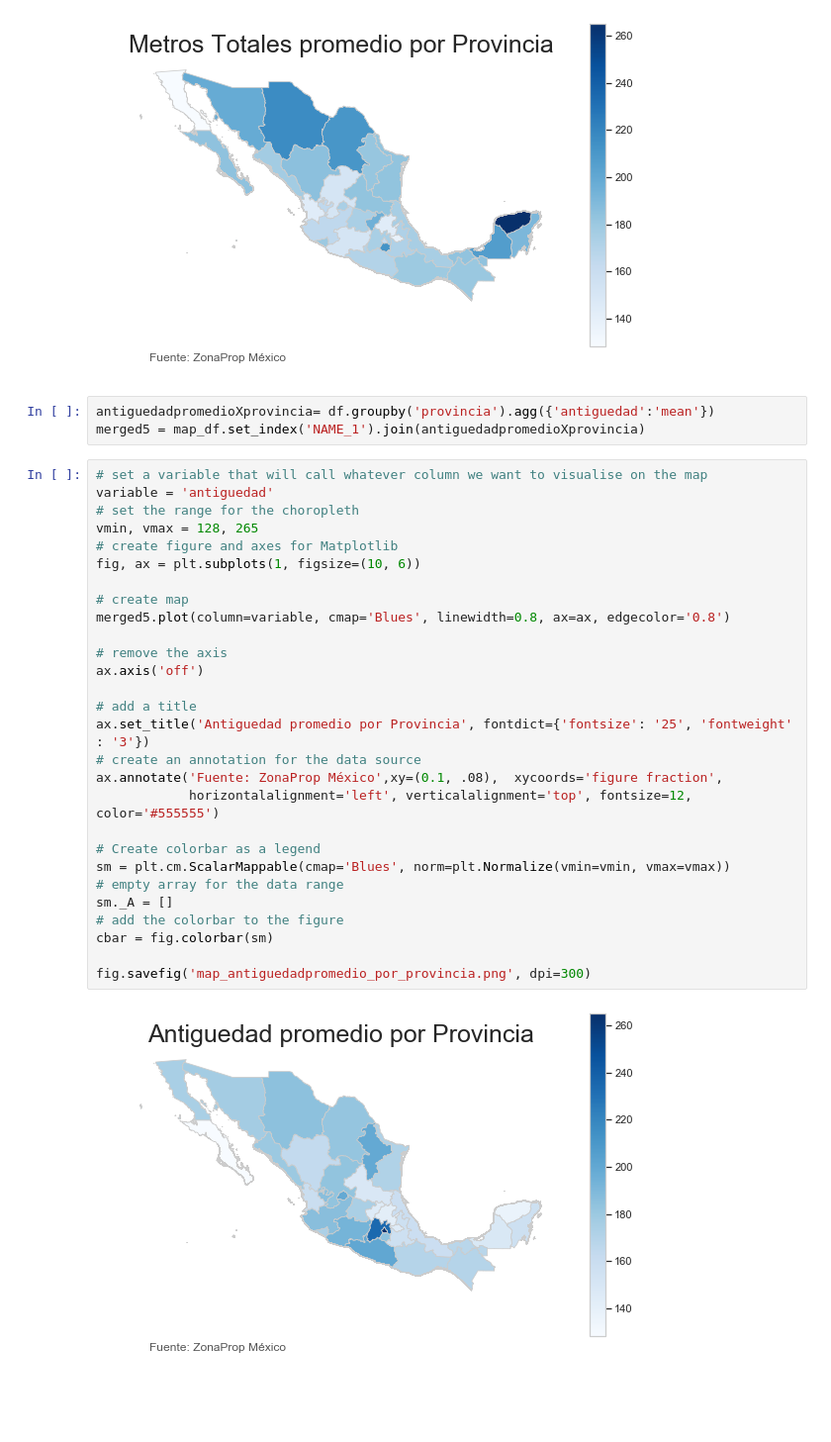
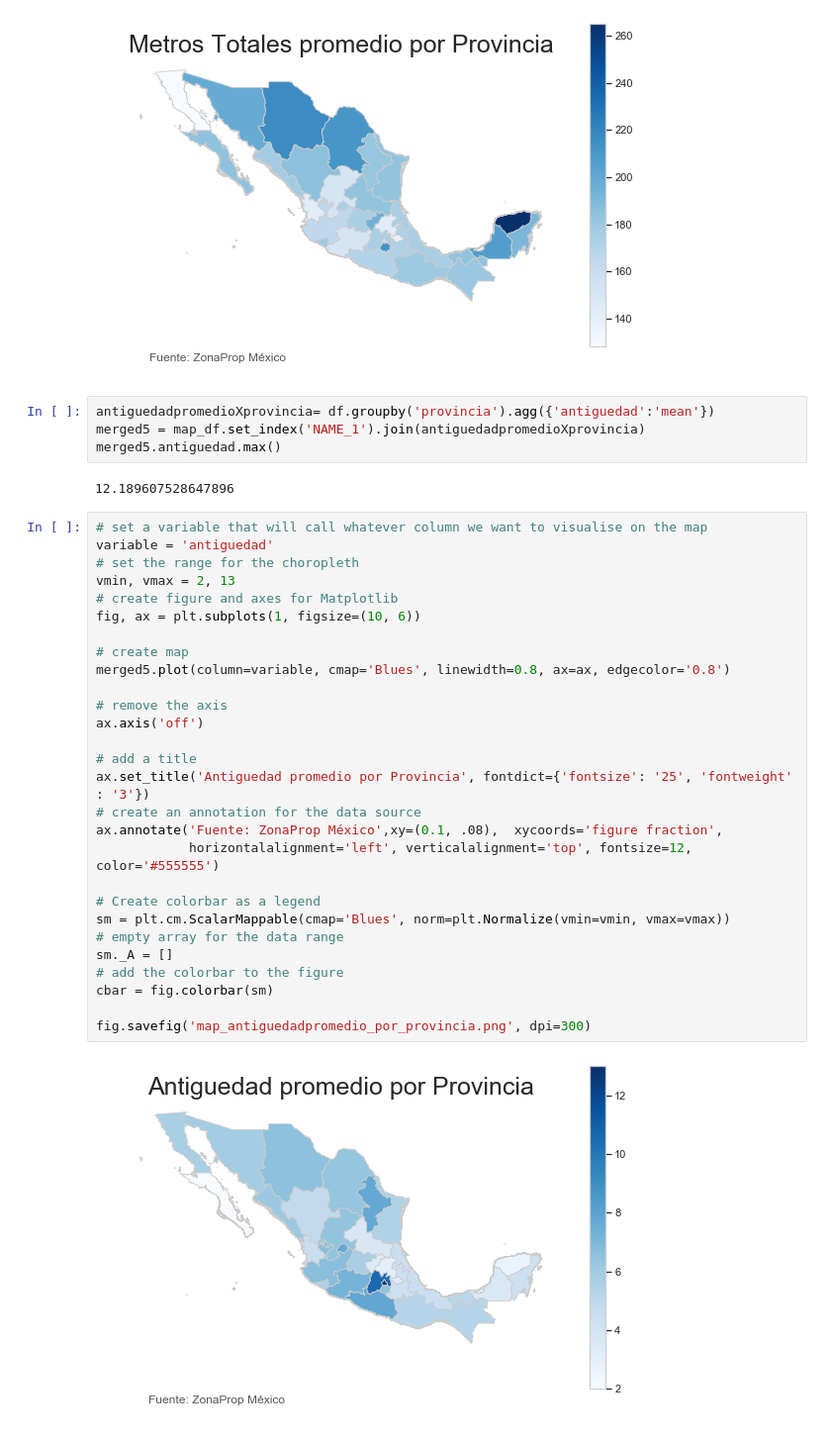
Before and after one commit to camilaserra5/7506-organizacion-de-datos, a Jupyter notebook: PlotMapaEnGeoPandas.ipynb, the cells around one changed output. Shown at 99% size. Saved outputs shown, nothing was run; the diff lists cells and outputs as text; blank space fills up the shorter version.

```diff
--- a/PlotMapaEnGeoPandas.ipynb
+++ b/PlotMapaEnGeoPandas.ipynb
@@ -363,33 +363,36 @@ fig.savefig('map_metrostotalespromedio_por_provincia.png', dpi=300)
 # %%
 antiguedadpromedioXprovincia= df.groupby('provincia').agg({'antiguedad':'mean'})
 merged5 = map_df.set_index('NAME_1').join(antiguedadpromedioXprovincia)
+merged5.antiguedad.max()
+# %% [output]
+12.189607528647896
 # %%
 # set a variable that will call whatever column we want to visualise on the map
 variable = 'antiguedad'
 # set the range for the choropleth
-vmin, vmax = 128, 265
+vmin, vmax = 2, 13
 # create figure and axes for Matplotlib
 fig, ax = plt.subplots(1, figsize=(10, 6))
 
 # create map
 merged5.plot(column=variable, cmap='Blues', linewidth=0.8, ax=ax, edgecolor='0.8')
 
 # remove the axis
 ax.axis('off')
 
 # add a title
 ax.set_title('Antiguedad promedio por Provincia', fontdict={'fontsize': '25', 'fontweight' : '3'})
 # create an annotation for the data source
 ax.annotate('Fuente: ZonaProp México',xy=(0.1, .08),  xycoords='figure fraction',
             horizontalalignment='left', verticalalignment='top', fontsize=12, color='#555555')
 
 # Create colorbar as a legend
 sm = plt.cm.ScalarMappable(cmap='Blues', norm=plt.Normalize(vmin=vmin, vmax=vmax))
 # empty array for the data range
 sm._A = []
 # add the colorbar to the figure
 cbar = fig.colorbar(sm)
 
 fig.savefig('map_antiguedadpromedio_por_provincia.png', dpi=300)
 # %% [output]
-[figure, old version]
+[figure, new version]
```
Also changed, not shown: parts of 7 cells of this notebook.
